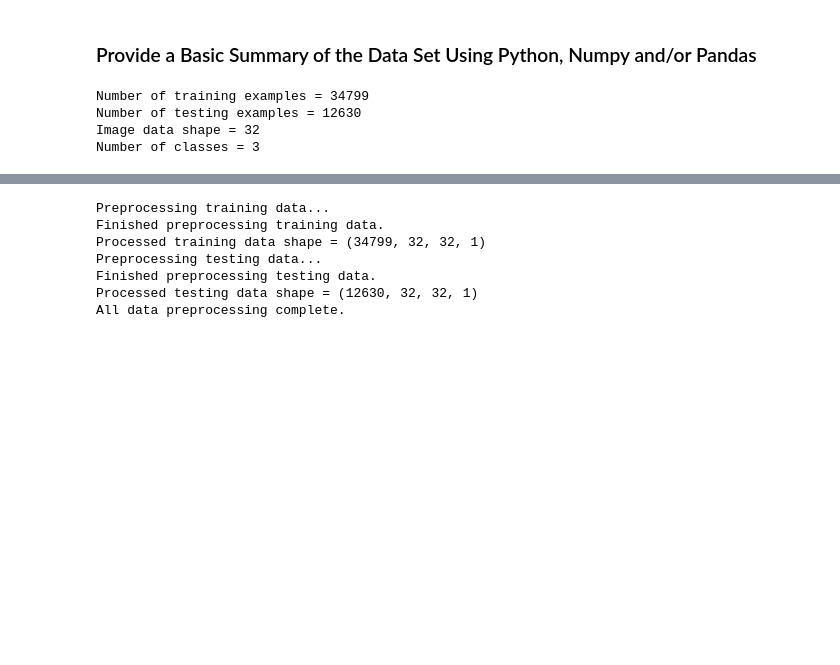
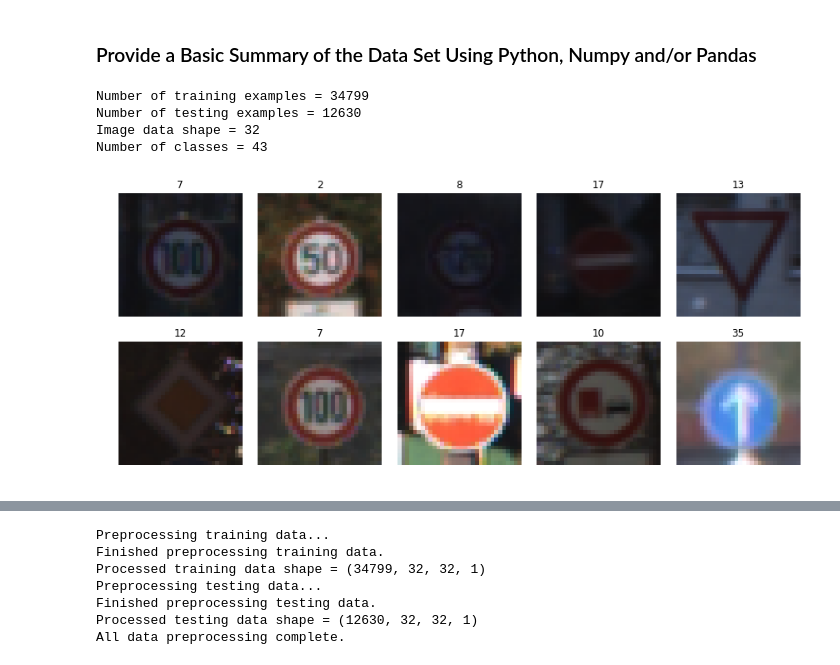
Before and after one commit to deveshchatuphale7/CarND-Traffic-Sign-Classifier-Project, a Jupyter notebook: Traffic_Sign_Classifier-Copy1.ipynb, the cells around one changed output, grey strips where cells are left out. Saved outputs shown, nothing was run; the diff lists cells and outputs as text; code cells hidden in the pictures; blank space fills up the shorter version.

```diff
--- a/Traffic_Sign_Classifier-Copy1.ipynb
+++ b/Traffic_Sign_Classifier-Copy1.ipynb
@@ -78,7 +66,7 @@ n_test = X_test.shape[0]
 image_shape = X_test.shape[2]
 
 # TODO: How many unique classes/labels there are in the dataset.
-n_classes = X_test.shape[3]
+n_classes = np.unique(y_train).size
 
 print("Number of training examples =", n_train)
 print("Number of testing examples =", n_test)
@@ -88,4 +76,25 @@ print("Number of classes =", n_classes)
 Number of training examples = 34799
 Number of testing examples = 12630
 Image data shape = 32
-Number of classes = 3
+Number of classes = 43
+# %%
+### Data exploration visualization goes here.
+### Feel free to use as many code cells as needed.
+import matplotlib.pyplot as plt
+import random
+# Visualizations will be shown in the notebook.
+%matplotlib inline
+
+# show image of 10 random data points
+fig, axs = plt.subplots(2,5, figsize=(15, 6))
+fig.subplots_adjust(hspace = .2, wspace=.001)
+axs = axs.ravel()
+for i in range(10):
+    index = random.randint(0, len(X_train))
+    image = X_train[index]
+    axs[i].axis('off')
+    axs[i].imshow(image.squeeze())
+    axs[i].set_title(y_train[index])
+fig.savefig('/home/devesh/1.png')
+# %% [output]
+[figure, added]
```
Also changed, not shown: parts of 56 cells of this notebook, 2 other files.
